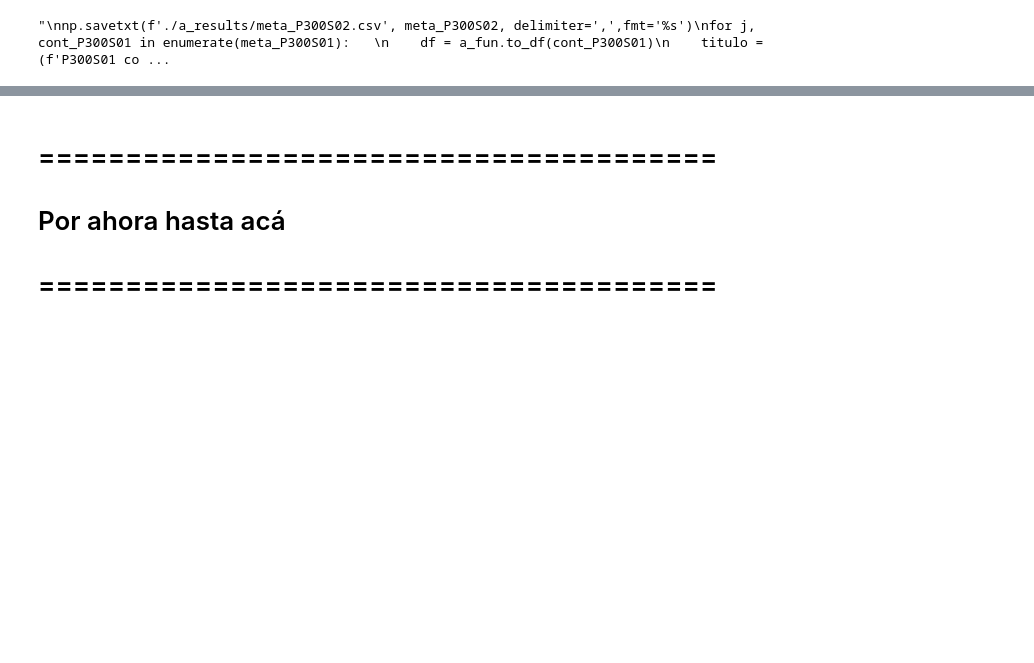
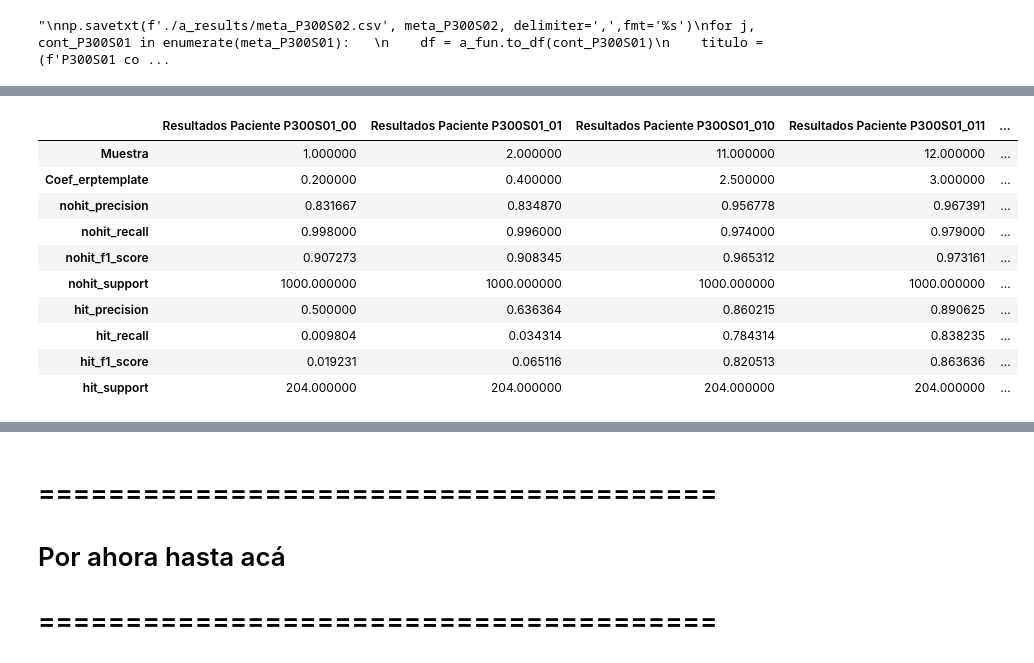
Before and after one commit to alexchavez1980/repo_tesis, a Jupyter notebook: a_Lag&DrugSignal_v5.ipynb, the cells around one changed output, grey strips where cells are left out. Cells and saved outputs as stored; diff of their text form; code cells hidden in the pictures; blank space fills up the shorter version.

```diff
--- a/a_Lag&DrugSignal_v5.ipynb
+++ b/a_Lag&DrugSignal_v5.ipynb
@@ -49,31 +49,35 @@ t_flash = punto_mat['data'][0][0][4]
 #t_type = mat['data'][0][0][1]
 
 # Vector principal donde se definen los desfases que tendrá la señal principal EEG.
+# Uso dos alternados: Uno como coeficiente del erptemplate y el otro para desfasar la onda.
 # lag_flash = [1, 2, 3, 4, 5, 10, 11, 12, 13, 14, 15]
-# lag_flash = [1, 2, 3, 4, 5, 6, 7, 8, 9, 10, 11]
-lag_flash = [1, 2, 3, 4, 5]
+#lag_flash = [0.2, 0.4, 0.6, 0.8, 1, 1.2, 1.4, 1.6, 1.8, 2, 2.5, 3, 3.5, 4, 4.5, 5, 5.5] # Coeficiente del erptemplate. Tamaño de la lista: 17
+lag_flash = [1, 1.5, 2, 2.5, 3, 3.5, 4, 4.5, 5, 5.5, 6, 6.5, 7, 7.5, 8, 8.5, 9]
+#lag_flash = [1, 2, 3, 4, 5]
 
 # Genero un conjunto de archivos, cada uno de ellos es una variación de la señal ppal EEG desfasada.
 meta_P300S01 = np.empty(len(lag_flash), dtype=object)
 for j,lag in enumerate(lag_flash):
-    # print(f'Posición del vector lag_flash:{j} | Desfase de {lag} muestras')
-    punto_mat = scipy.io.loadmat('./dataset/itba/P300S01.mat')
+    punto_mat = scipy.io.loadmat('./dataset/itba/P300S01.mat') # print(f'Posición del vector lag_flash:{j} | Desfase de {lag} muestras')
     signal = punto_mat['data'][0][0][0]
     for i in range(0,4200):
         if (t_flash[i,3]==2):
-            signal[t_flash[i,0]-lag:t_flash[i,0]+250-lag,:] += (erptemplate1*lag)
+            signal[t_flash[i,0]-1:t_flash[i,0]+250-1,:] += (erptemplate1*lag) # Línea original signal[t_flash[i,0]-1:t_flash[i,0]+250-1,:] += (erptemplate1*3)
     meta_P300S01[j] = signal
-    np.savetxt(f'./a_results/P300S01-lag{j}.csv', meta_P300S01[j], delimiter=',',fmt='%s')
+    np.savetxt(f'./a_results/P300S01_{j}.csv', meta_P300S01[j], delimiter=',',fmt='%s')
 
-files_path_LagDrugSignal = ['./a_results/P300S01-lag0.csv', './a_results/P300S01-lag1.csv', './a_results/P300S01-lag2.csv',
+'''
+files_path_LagDrugSignal = ['./a_results/P300S01_0-erp-x1uV.csv', './a_results/P300S01-lag1.csv', './a_results/P300S01-lag2.csv',
                             './a_results/P300S01-lag3.csv', './a_results/P300S01-lag4.csv']
 
 '''
-files_path_LagDrugSignal = ['./a_results/P300S01-lag0.csv', './a_results/P300S01-lag1.csv', './a_results/P300S01-lag2.csv',
-                            './a_results/P300S01-lag3.csv', './a_results/P300S01-lag4.csv', './a_results/P300S01-lag5.csv',
-                            './a_results/P300S01-lag6.csv', './a_results/P300S01-lag7.csv', './a_results/P300S01-lag8.csv',
-                            './a_results/P300S01-lag9.csv', './a_results/P300S01-lag10.csv']
-'''
+files_path_LagDrugSignal = ['./a_results/P300S01_1.csv', './a_results/P300S01_2.csv', './a_results/P300S01_3.csv',
+                            './a_results/P300S01_4.csv', './a_results/P300S01_5.csv', './a_results/P300S01_6.csv',
+                            './a_results/P300S01_7.csv', './a_results/P300S01_8.csv', './a_results/P300S01_9.csv',
+                            './a_results/P300S01_10.csv', './a_results/P300S01_11.csv', './a_results/P300S01_12.csv',
+                            './a_results/P300S01_13.csv', './a_results/P300S01_14.csv', './a_results/P300S01_15.csv',
+                            './a_results/P300S01_16.csv']
+# '''
 
 # Graficar todas las señales EEG desfasadas:
 '''
@@ -428,0 +283,29 @@ Please also refer to the documentation for alternative solver options:
+# %%
+path2 = './a_results/'
+columns_list = []
+
+for filename in os.listdir(path2):
+    if filename.startswith('Resultados Paciente') and filename.endswith('.csv'):
+        df = pd.read_csv(os.path.join(path2, filename), delimiter=',')
+        columns_list.append(df.iloc[:, 1])
+
+resultados = pd.concat(columns_list, axis=1)
+resultados.columns = [filename[:-4] for filename in os.listdir(path2) if filename.startswith('Resultados Paciente') and filename.endswith('.csv')]
+df1 = pd.read_csv('./a_results/Resultados Paciente P300S01_00.csv', index_col=0)
+resultados.set_index(df1.index, inplace=True)
+resultados.to_csv('./a_results/compilado_resultados.csv', index=False)
+resultados = resultados.T
+resultados = resultados.sort_values(by=['Muestra'],ascending=[True])
+resultados
+# %% [output]
+|  | Resultados Paciente P300S01_00 | Resultados Paciente P300S01_01 | Resultados Paciente P300S01_010 | Resultados Paciente P300S01_011 | ... |
+| Muestra | 1.000000 | 2.000000 | 11.000000 | 12.000000 | ... |
+| Coef_erptemplate | 0.200000 | 0.400000 | 2.500000 | 3.000000 | ... |
+| nohit_precision | 0.831667 | 0.834870 | 0.956778 | 0.967391 | ... |
+| nohit_recall | 0.998000 | 0.996000 | 0.974000 | 0.979000 | ... |
+| nohit_f1_score | 0.907273 | 0.908345 | 0.965312 | 0.973161 | ... |
+| nohit_support | 1000.000000 | 1000.000000 | 1000.000000 | 1000.000000 | ... |
+| hit_precision | 0.500000 | 0.636364 | 0.860215 | 0.890625 | ... |
+| hit_recall | 0.009804 | 0.034314 | 0.784314 | 0.838235 | ... |
+| hit_f1_score | 0.019231 | 0.065116 | 0.820513 | 0.863636 | ... |
+| hit_support | 204.000000 | 204.000000 | 204.000000 | 204.000000 | ... |
```
Also changed, not shown: parts of 3 cells of this notebook, 23 other files.
